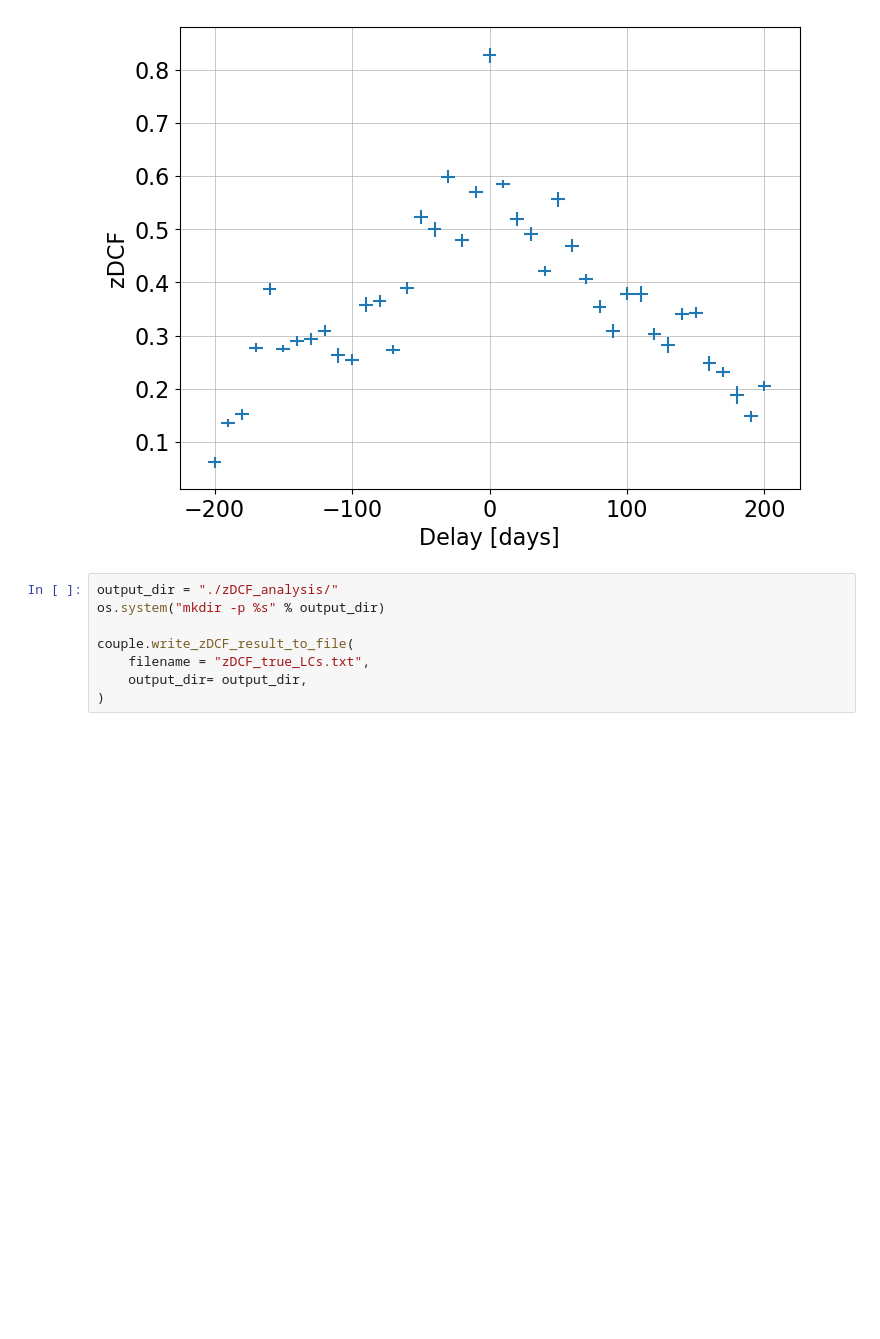
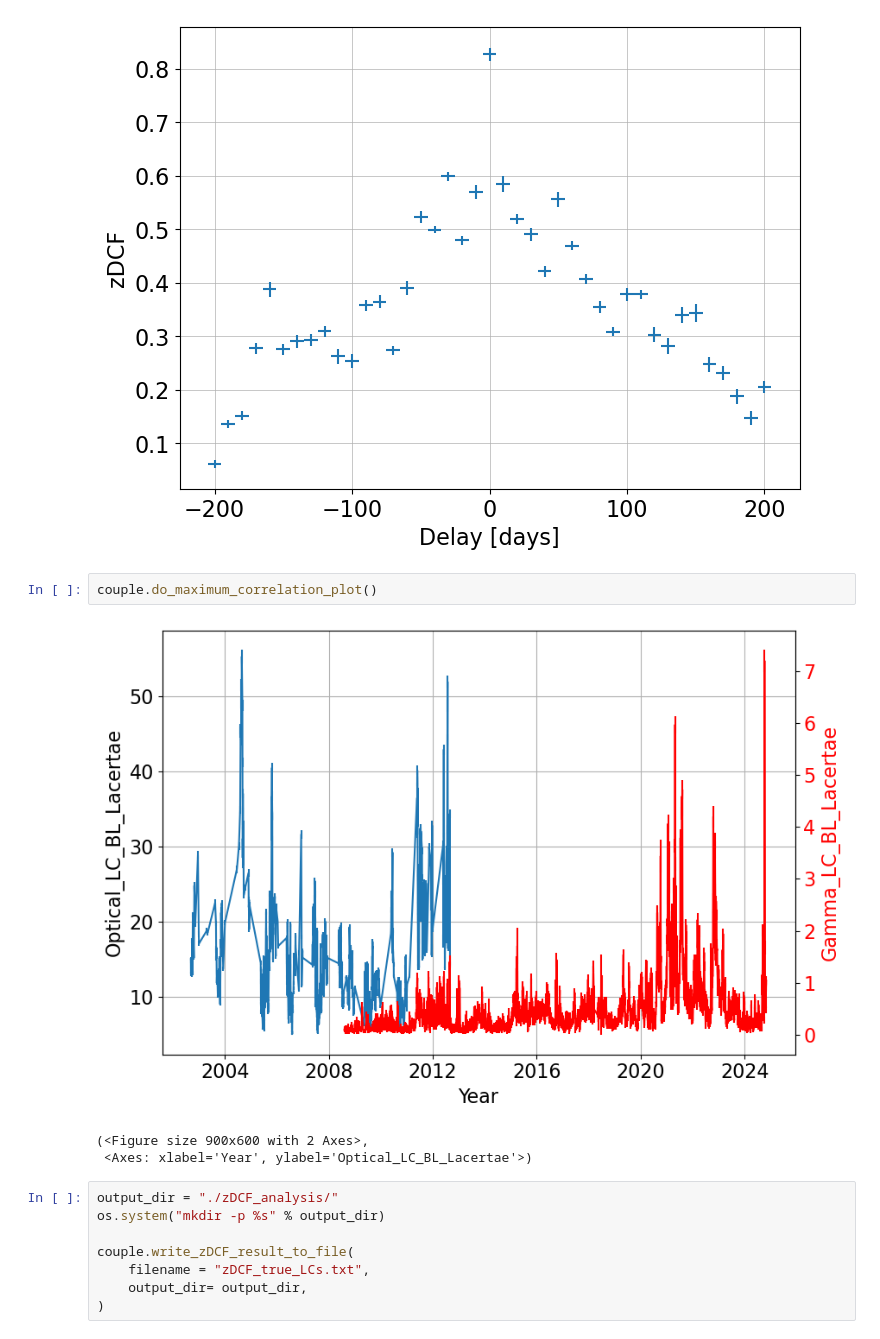
Before and after one commit to cerasole/DELightcurveSimulation, a Jupyter notebook: python3_version/Notebooks/BL_Lacertae/Analysis_zDCF_Optical_HEgamma.ipynb, the cells around one changed output. Cells and saved outputs as stored; diff of their text form; blank space fills up the shorter version.

```diff
--- a/python3_version/Notebooks/BL_Lacertae/Analysis_zDCF_Optical_HEgamma.ipynb
+++ b/python3_version/Notebooks/BL_Lacertae/Analysis_zDCF_Optical_HEgamma.ipynb
@@ -161,6 +161,12 @@ The point of maximum correlation, i.e. the point with highest zDCF, is found at
  - delay = 0.00 days,
  - corresponding zDCF = 0.83 +/- 0.01
 [figure]
+# %%
+couple.do_maximum_correlation_plot()
+# %% [output]
+[figure, added]
+(<Figure size 900x600 with 2 Axes>,
+ <Axes: xlabel='Year', ylabel='Optical_LC_BL_Lacertae'>)
 # %%
 output_dir = "./zDCF_analysis/"
 os.system("mkdir -p %s" % output_dir)
```
Also changed, not shown: parts of 2 cells of this notebook, 1 other file.
